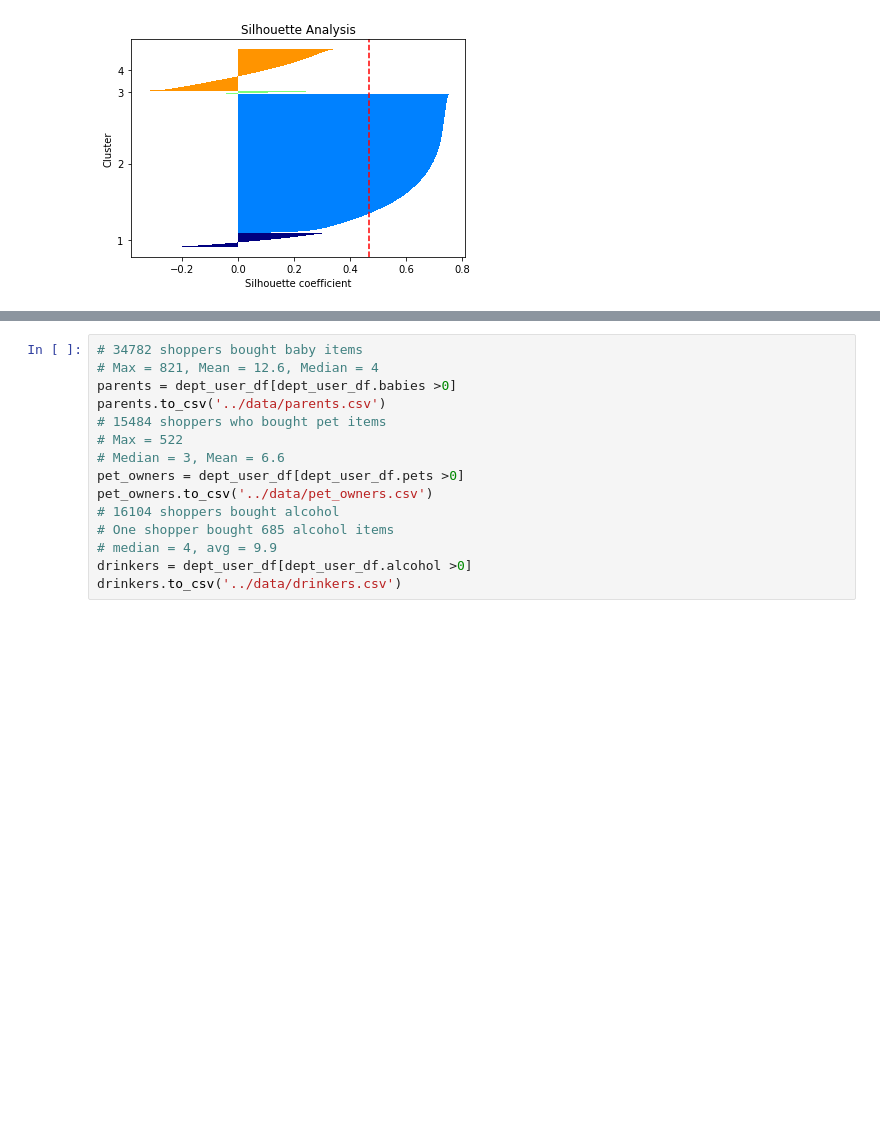
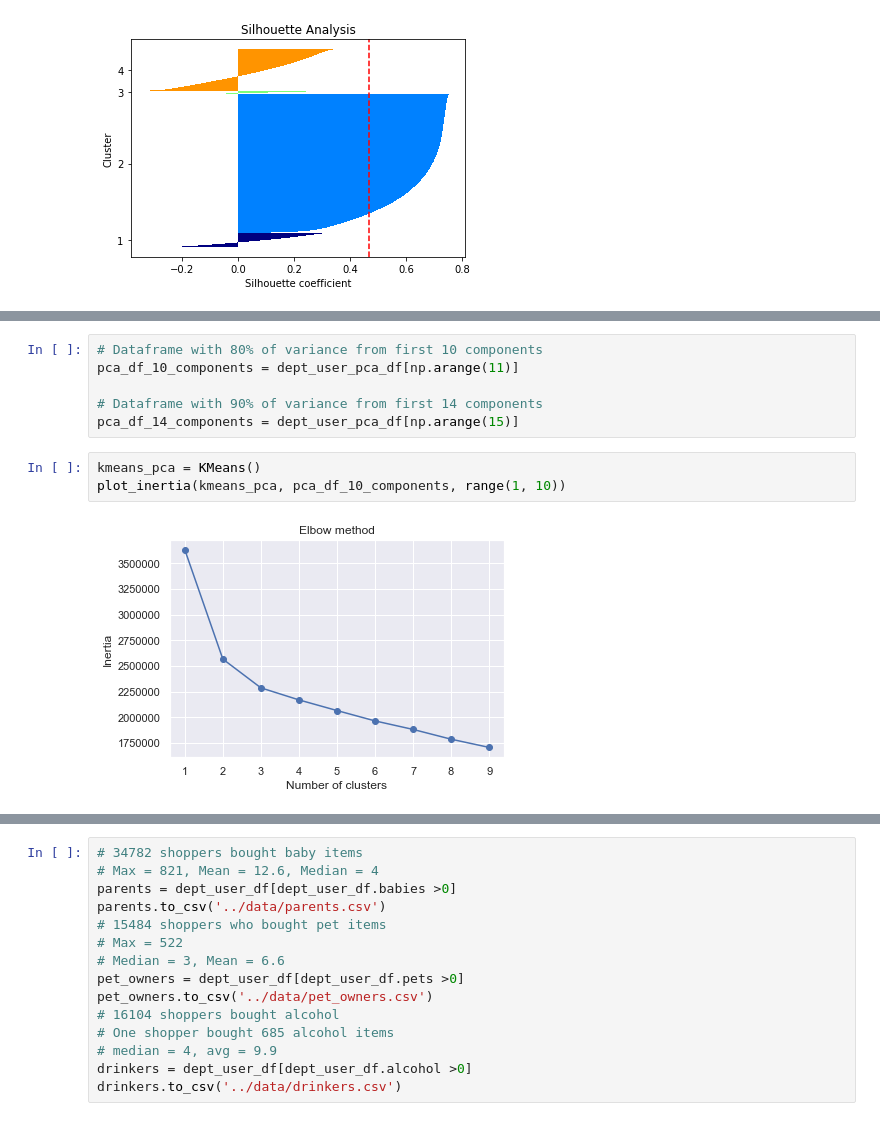
Before and after one commit to Josefa-Sullivan/Instacart, a Jupyter notebook: Zefa/K-Means, PCA Testing.ipynb, the cells around one changed output, grey strips where cells are left out. Drawn from its saved outputs; the diff is of its cells as text; blank space fills up the shorter version.

```diff
--- a/Zefa/K-Means, PCA Testing.ipynb
+++ b/Zefa/K-Means, PCA Testing.ipynb
@@ -270,0 +290,11 @@ ax.scatter(principalDf[['PC3']],
+# %%
+# Dataframe with 80% of variance from first 10 components
+pca_df_10_components = dept_user_pca_df[np.arange(11)]
+
+# Dataframe with 90% of variance from first 14 components
+pca_df_14_components = dept_user_pca_df[np.arange(15)]
+# %%
+kmeans_pca = KMeans()
+plot_inertia(kmeans_pca, pca_df_10_components, range(1, 10))
+# %% [output]
+[figure, added]
```
Also changed, not shown: parts of 41 cells of this notebook.
